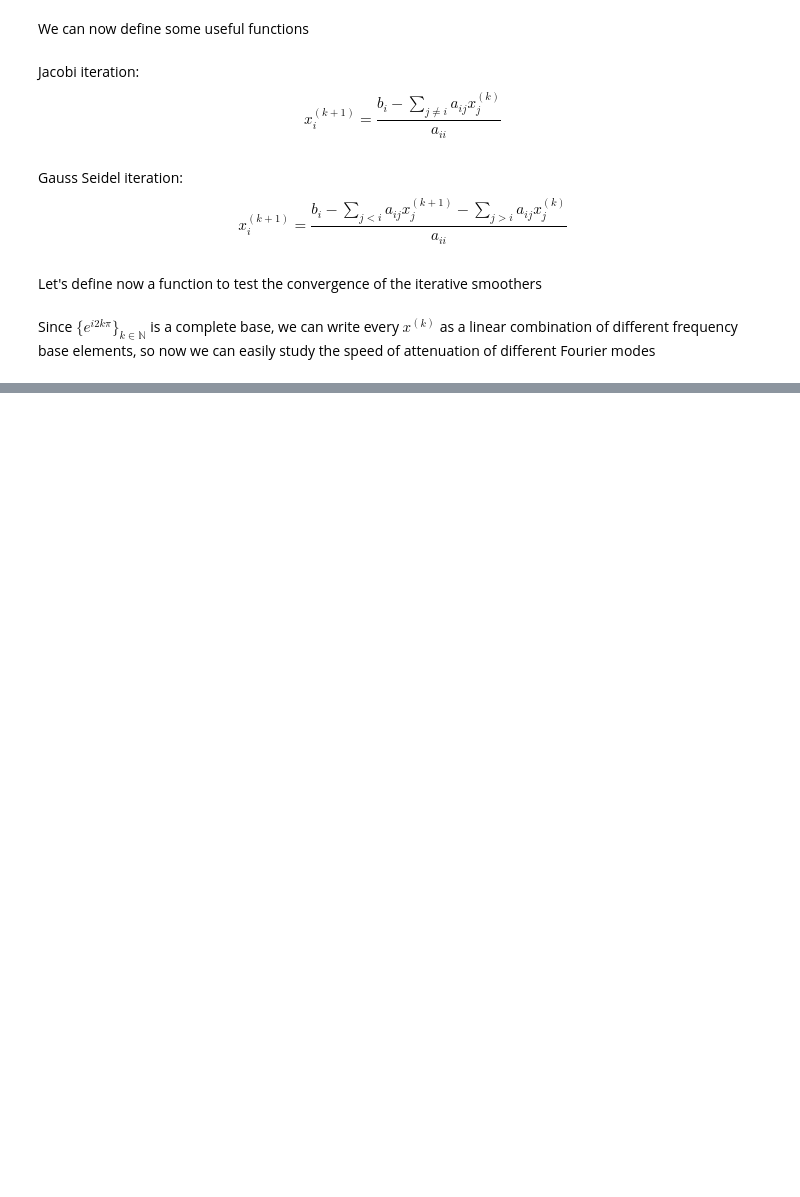
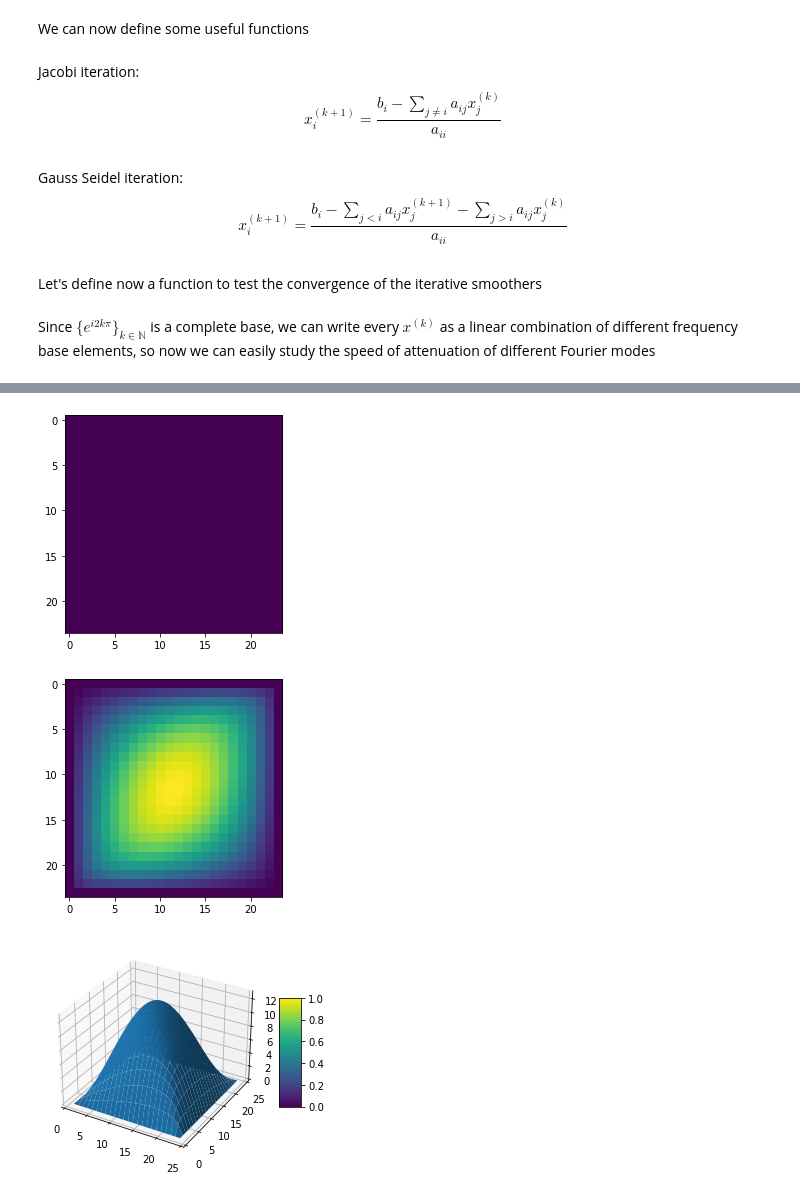
Before and after one commit to AMSC22-23/MultiGrid-Untila-Cecchettini-Capoferri, a Jupyter notebook: test_smoothers.ipynb, the cells around one changed output, grey strips where cells are left out. Drawn from its saved outputs; the diff is of its cells as text; code cells hidden in the pictures; blank space fills up the shorter version.

Commit message:
tests in py

```diff
--- a/test_smoothers.ipynb
+++ b/test_smoothers.ipynb
@@ -105,0 +156,42 @@ for case in testList:
+# %%
+N = 24
+mat = poissonMatrix(N)
+
+g = [0 for i in range((N-2) * 4)]
+fi = [0.5 for i in range((N-2) * (N-2))]
+#fi[int((N-2)/2)*(N-2)+int((N-2)/2)] = 0
+
+f = testF(N,g,fi)
+
+u0 = [0 for i in range(len(mat))]
+
+sol = formatSol(N,u0)
+
+s0 = np.matrix(sol)
+plt.imshow(s0)
+plt.show()
+
+niter = 100
+for i in range(niter):
+    u0 = GaussSeidelIt(u0,mat,f)
+
+sol = formatSol(N,u0)
+
+s1 = np.matrix(sol)
+plt.imshow(s1)
+plt.show()
+
+X = np.arange(1,N+1)
+Y = np.arange(1,N+1)
+
+X,Y = np.meshgrid(X,Y)
+
+fig = plt.figure()
+ax = fig.gca(projection='3d')
+surf = ax.plot_surface(X,Y,s1)
+fig.colorbar(surf, shrink=0.5, aspect=5)
+plt.show()
+# %% [output]
+[figure, added]
+[figure, added]
+[figure, added]
```
Also changed, not shown: parts of 5 cells of this notebook, 2 other files.
